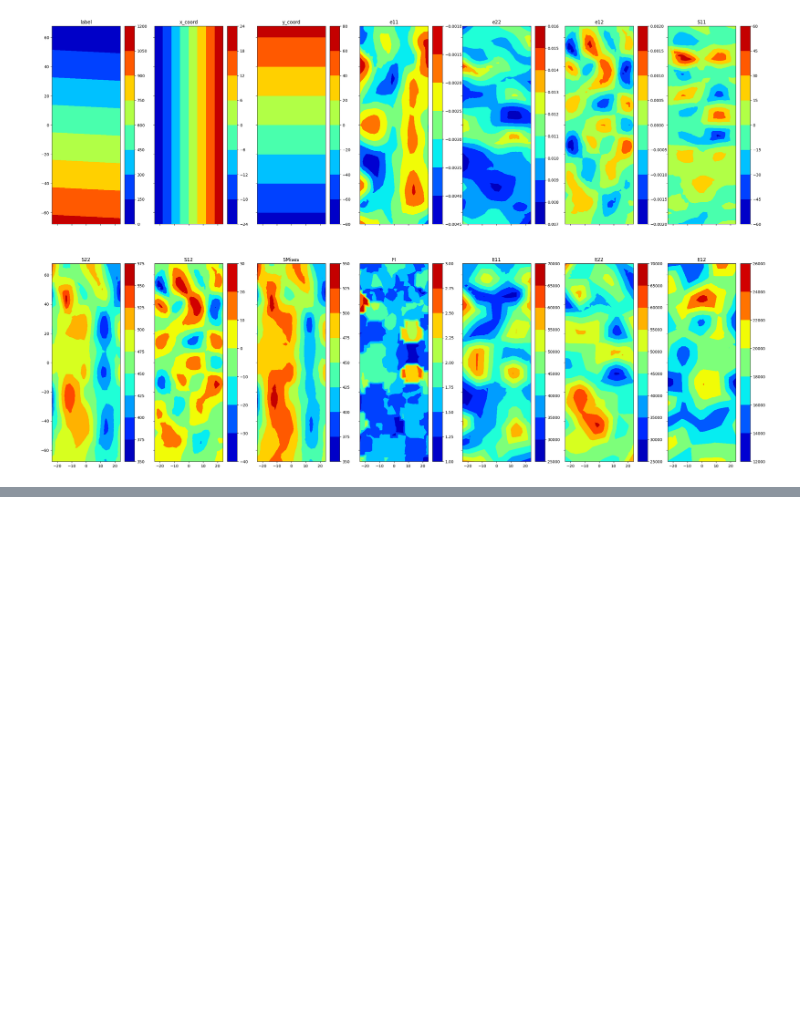
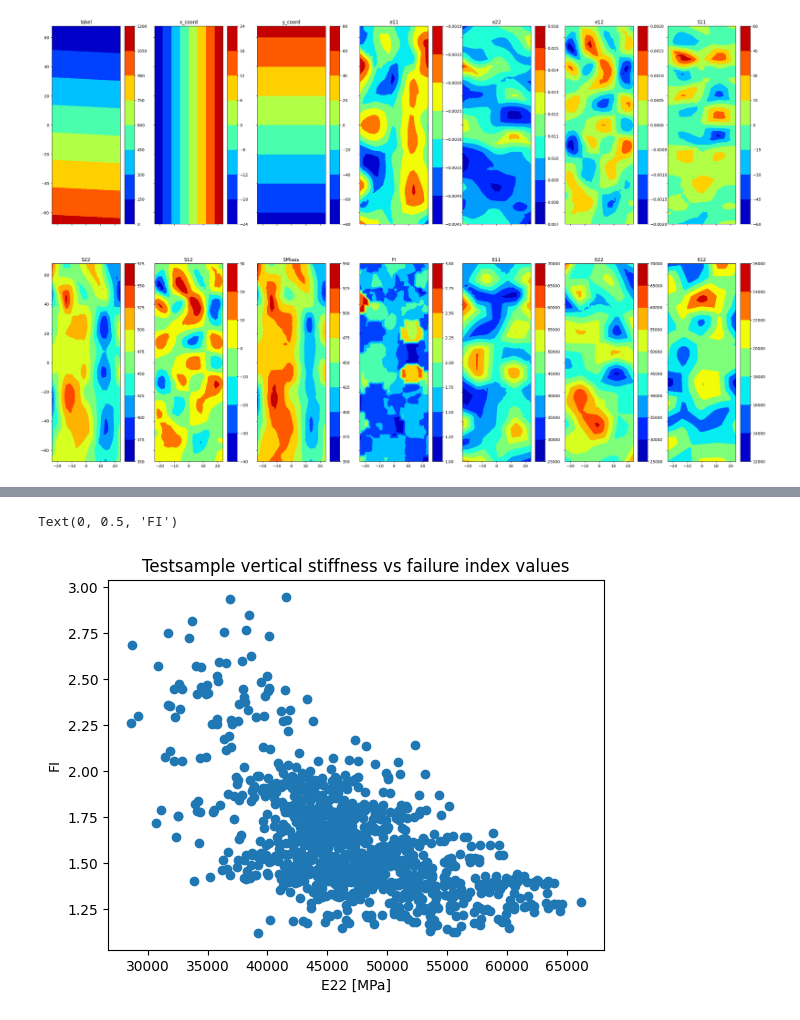
Before and after one commit to KFHICL/TBDCML, a Jupyter notebook: MultiDimTBDCNet.ipynb, the cells around one changed output, grey strips where cells are left out. Drawn from its saved outputs; the diff is of its cells as text; code cells hidden in the pictures; blank space fills up the shorter version.

```diff
--- a/MultiDimTBDCNet.ipynb
+++ b/MultiDimTBDCNet.ipynb
@@ -134,0 +181,9 @@ IndexError: index 8 is out of bounds for axis 0 with size 7
+# %%
+fig, axs = plt.subplots()
+plt.scatter(E22,FI)
+plt.title('Test sample vertical stiffness vs failure index values')
+plt.xlabel('E22 [MPa]')
+plt.ylabel('FI')
+# %% [output]
+Text(0, 0.5, 'FI')
+[figure, added]
```
Also changed, not shown: parts of 10 cells of this notebook.
